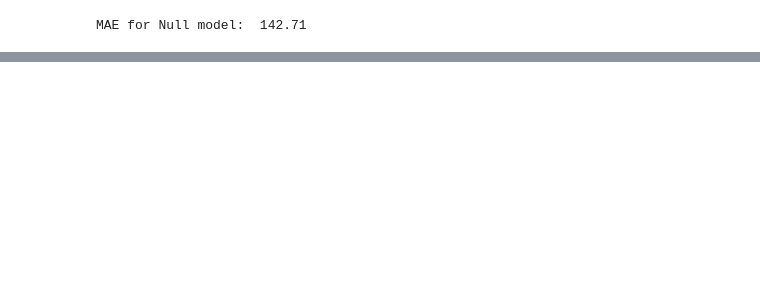
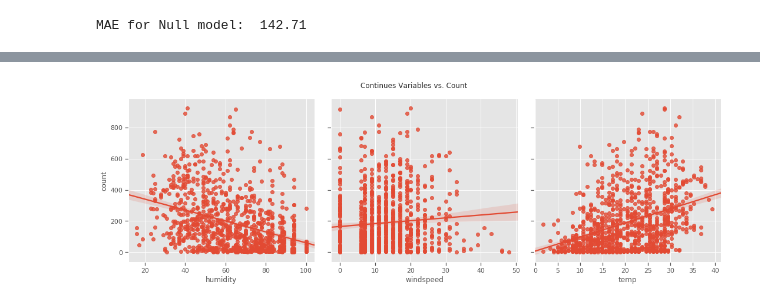
Before and after one commit to erv4gen/Bike-sharing-demand, a Jupyter notebook: Bike-sharing-demand.ipynb, the cells around one changed output, grey strips where cells are left out. Cells and saved outputs as stored; diff of their text form; code cells hidden in the pictures; blank space fills up the shorter version.

```diff
--- a/Bike-sharing-demand.ipynb
+++ b/Bike-sharing-demand.ipynb
@@ -102,0 +153,12 @@ g = (g.map(sns.distplot, "count", hist=False, rug=True)
+# %%
+traindf_numerical = traindf[['humidity','windspeed','temp','count']]
+g = sns.pairplot(traindf_numerical.sample(1000)
+                 ,y_vars=['count'], x_vars=['humidity','windspeed','temp']
+                 ,kind="reg"
+                ,size=5
+                ,palette="Blues_d")
+
+plt.subplots_adjust(top=0.9)
+g.fig.suptitle('Continues Variables vs. Count');
+# %% [output]
+[figure, added]
```
Also changed, not shown: parts of 10 cells of this notebook.
